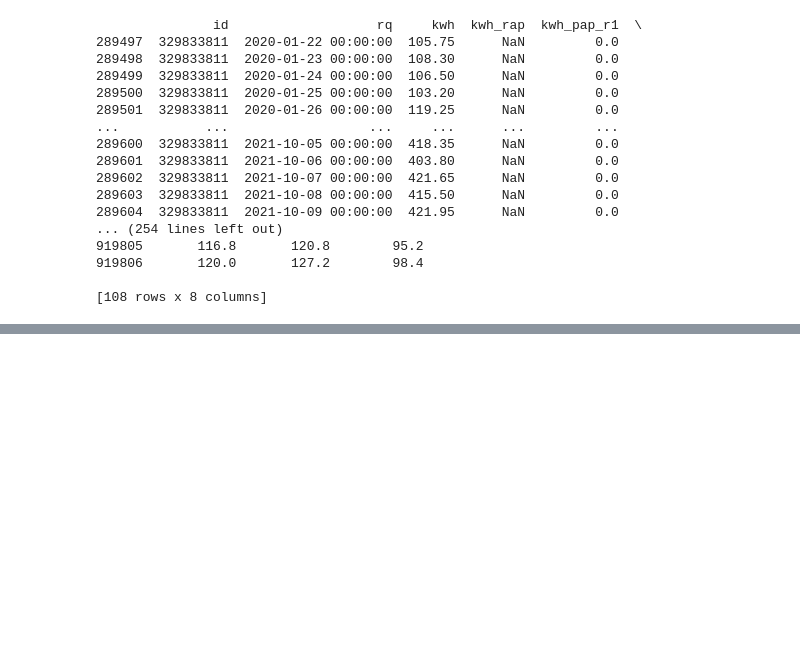
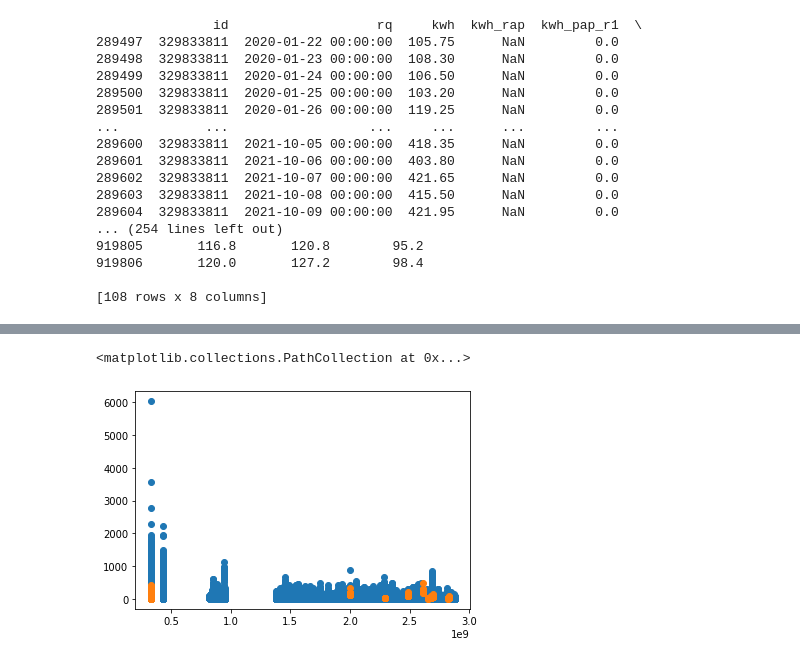
Before and after one commit to miaozjs/Mining-Detection, a Jupyter notebook: mj.ipynb, the cells around one changed output, grey strips where cells are left out. Saved outputs shown, nothing was run; the diff lists cells and outputs as text; code cells hidden in the pictures; blank space fills up the shorter version.

```diff
--- a/mj.ipynb
+++ b/mj.ipynb
@@ -202,0 +372,7 @@ for i in target.index:
+# %%
+user_all = cons_info['ID']
+user_all = pd.DataFrame([user_all]).T
+
+user_all['label']=user_all['ID'].agg(lambda x: 1 if x in target.index else 0)
+user_all = user_all.set_index('ID').join(cons_info[['ID','RUN_CAP']].set_index("ID"))
+user_all
@@ -202,0 +414,4 @@ for i in target.index:
+# %%
+# 根据月用电量画图
+elec_month_all = pd.merge(elec_month,user_all,how='left',left_on='id',right_index=True)
+elec_month_all
@@ -202,0 +447,6 @@ for i in target.index:
+# %%
+plt.scatter(elec_month_all.query("label==0").id,elec_month_all.query("label==0").pq_z / elec_month_all.query("label==0").RUN_CAP)
+plt.scatter(elec_month_all.query("label==1").id,elec_month_all.query("label==1").pq_z / elec_month_all.query("label==1").RUN_CAP)
+# %% [output]
+<matplotlib.collections.PathCollection at 0x...>
+[figure, added]
```
Also changed, not shown: parts of 81 cells of this notebook.
